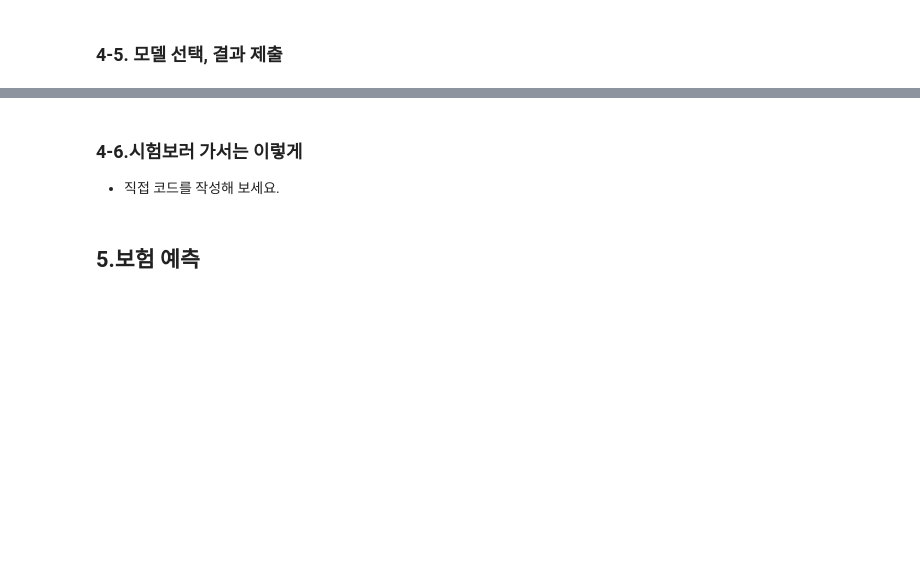
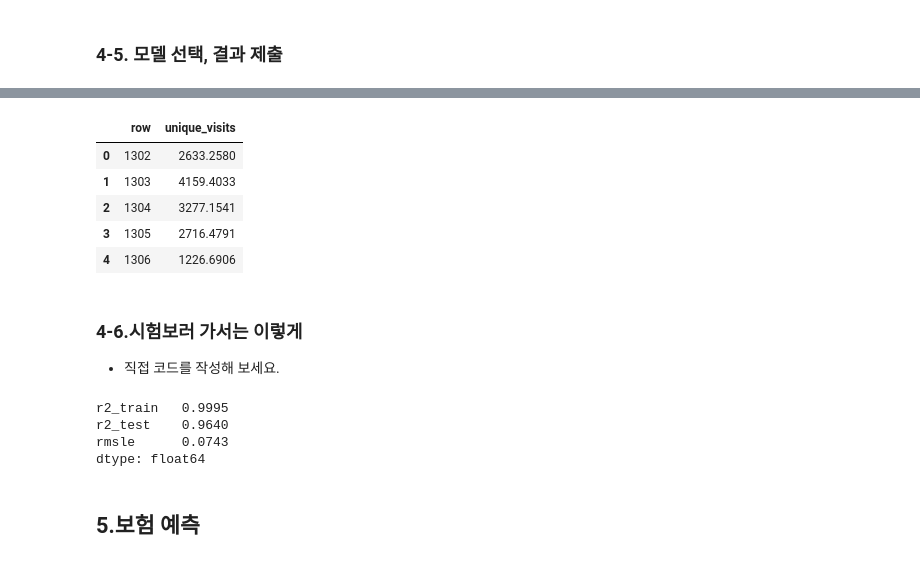
Before and after one commit to localtic/bigdata, a Jupyter notebook: [ML_04]_regression_LAB.ipynb, the cells around one changed output, grey strips where cells are left out. Cells and saved outputs as stored; diff of their text form; code cells hidden in the pictures; blank space fills up the shorter version.

```diff
--- a/[ML_04]_regression_LAB.ipynb
+++ b/[ML_04]_regression_LAB.ipynb
@@ -978,0 +964,14 @@ model2_3    0.8110   0.8075 0.0035 365.1270 204217.3037 0.0296 451.9041 0.1719
+# %%
+# [23] Polynomial Regression  + Ridge, Lasso 실행
+dfX4 = dfX3[Xfeatures]
+Xscaled = MinMaxScaler().fit_transform(dfX4) # ndarray 객체
+Xpoly = PolynomialFeatures(degree=3).fit_transform(Xscaled)
+XF2 = Xpoly[:train_size] # 학습용
+X_submissionF2 = Xpoly[train_size:] # 제출용
+
+xtrain2, xtest2, ytrain2, ytest2 = train_test_split(XF2, YF,
+                                                test_size = 0.3,
+                                                random_state=1234)
+print([x.shape for x in [xtrain, xtest, ytrain, ytest]])
+models = make_models(xtrain2, xtest2, ytrain2, ytest2, RL=True)
+print(models)
@@ -991,2 +1050,4 @@ warnings.filterwarnings('ignore')
 # %%
 # [27] xtrain2, ytrain2으로 모델 학습시켜 model 로 저장
+model = Lasso(alpha=0.1).fit(xtrain2, ytrain2)
+print(get_scores2(model, xtrain2, xtest2, ytrain2, ytest2))
@@ -993,4 +1063,15 @@ warnings.filterwarnings('ignore')
 # %%
 # [28] X_submissionF2 데이터로 pred 구하고 submission DataFrame 생성
+pred = model.predict(X_submissionF2)
+submission = pd.DataFrame({'row': X_submission['row'],
+                           'unique_visits': pred})
+submission.head()
+# %% [output]
+|  | row | unique_visits |
+| 0 | 1302 | 2633.2580 |
+| 1 | 1303 | 4159.4033 |
+| 2 | 1304 | 3277.1541 |
+| 3 | 1305 | 2716.4791 |
+| 4 | 1306 | 1226.6906 |
 # %%
 # [29] 파일로 저장
@@ -1004,3 +1181,10 @@ warnings.filterwarnings('ignore')
+# %%
+print(get_scores_f(model, xtrain, xtest, ytrain, ytest))
+# %% [output]
+r2_train   0.9995
+r2_test    0.9640
+rmsle      0.0743
+dtype: float64
 # %% [markdown]
 ## 5.보험 예측
 # %%
```
Also changed, not shown: parts of 19 cells of this notebook.
